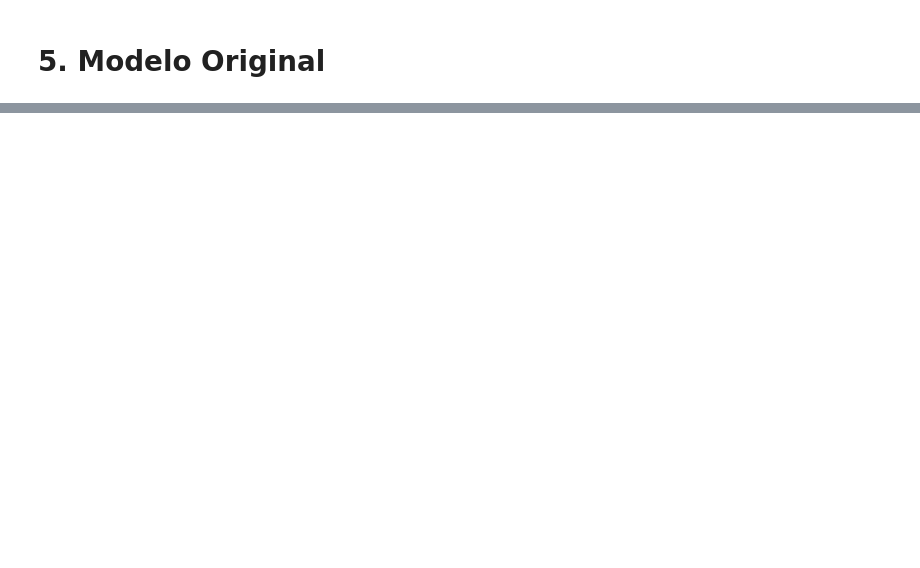
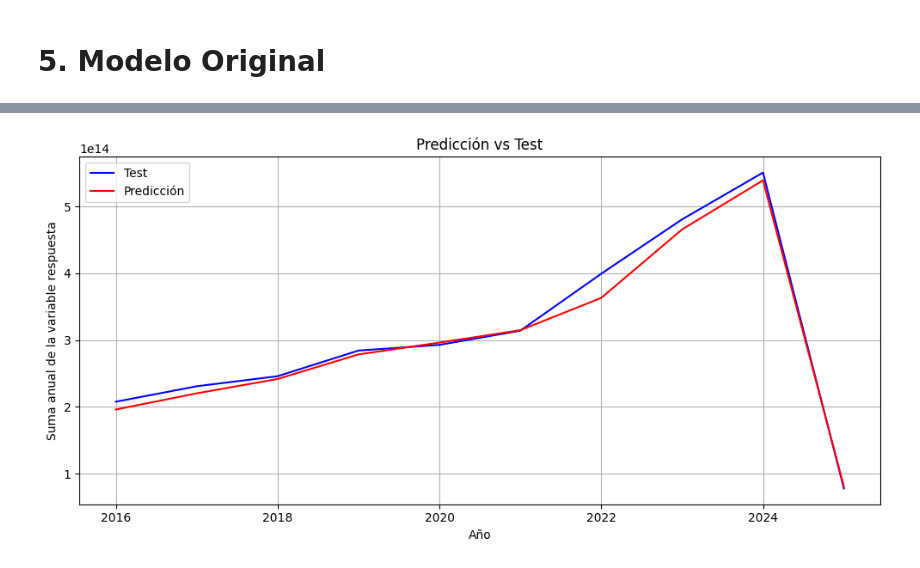
Before and after one commit to TawnyVTC/book, a Jupyter notebook: ModeloOriginal.ipynb, the cells around one changed output, grey strips where cells are left out. Saved outputs shown, nothing was run; the diff lists cells and outputs as text; code cells hidden in the pictures; blank space fills up the shorter version.

```diff
--- a/ModeloOriginal.ipynb
+++ b/ModeloOriginal.ipynb
@@ -126,0 +233,53 @@ El modelo ensamblado tiene un desempeño robusto y estable. Explica un alto porc
+# %%
+def predecir_y_graficar_por_anio(meta_model, X_meta_test, y_test, df_original, columna_fecha="FECHA_CORTE", titulo="Predicción vs Test"):
+    """
+    Genera predicciones del meta-modelo y grafica la evolución anual (suma por año) de las predicciones vs valores reales.
+
+    Parámetros:
+    - meta_model: modelo final entrenado.
+    - X_meta_test: matriz con las predicciones de los modelos base.
+    - y_test: Serie con los valores reales (ya separado).
+    - df_original: DataFrame original completo que contiene la columna de fecha.
+    - columna_fecha: nombre de la columna con la fecha en df_original.
+    - titulo: título del gráfico.
+    """
+    # Obtener los índices originales de X_test (para alinear fechas)
+    indices_test = X_test.index
+
+    # Extraer fechas desde el DataFrame original
+    fechas_test = pd.to_datetime(df_original.loc[indices_test, columna_fecha], dayfirst=True, errors='coerce')
+
+    # Extraer año
+    anios = fechas_test.dt.year
+
+    # Predecir con meta-modelo
+    y_pred = meta_model.predict(X_meta_test)
+
+    # Crear DataFrame de resultados
+    df_resultados = pd.DataFrame({
+        'anio': anios.values,
+        'real': y_test.values,
+        'prediccion': y_pred
+    })
+
+    # Agrupar por año y sumar
+    suma_anual = df_resultados.groupby('anio').sum().sort_index()
+
+    # Graficar
+    plt.figure(figsize=(10, 5))
+    plt.plot(suma_anual.index, suma_anual['real'], 'blue', label='Test')
+    plt.plot(suma_anual.index, suma_anual['prediccion'], 'red', label='Predicción')
+    plt.title(titulo)
+    plt.xlabel("Año")
+    plt.ylabel("Suma anual de la variable respuesta")
+    plt.legend()
+    plt.grid(True)
+    plt.tight_layout()
+    plt.show()
+
+    return suma_anual
+
+
+suma_anual = predecir_y_graficar_por_anio(meta_model, X_meta_test, y_test, df)
+# %% [output]
+[figure, added]
```
Also changed, not shown: parts of 21 cells of this notebook, 2 other files.
